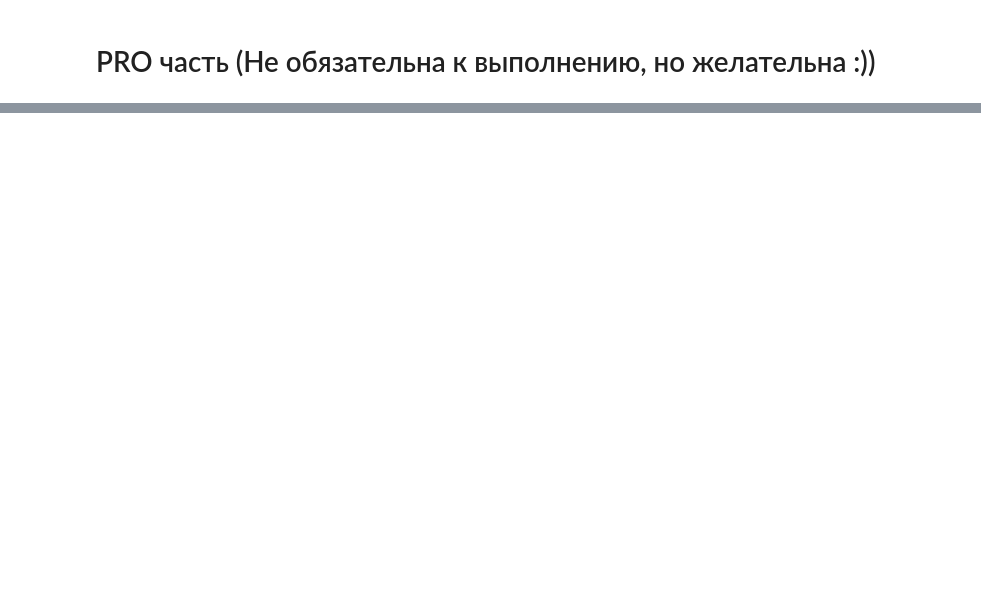
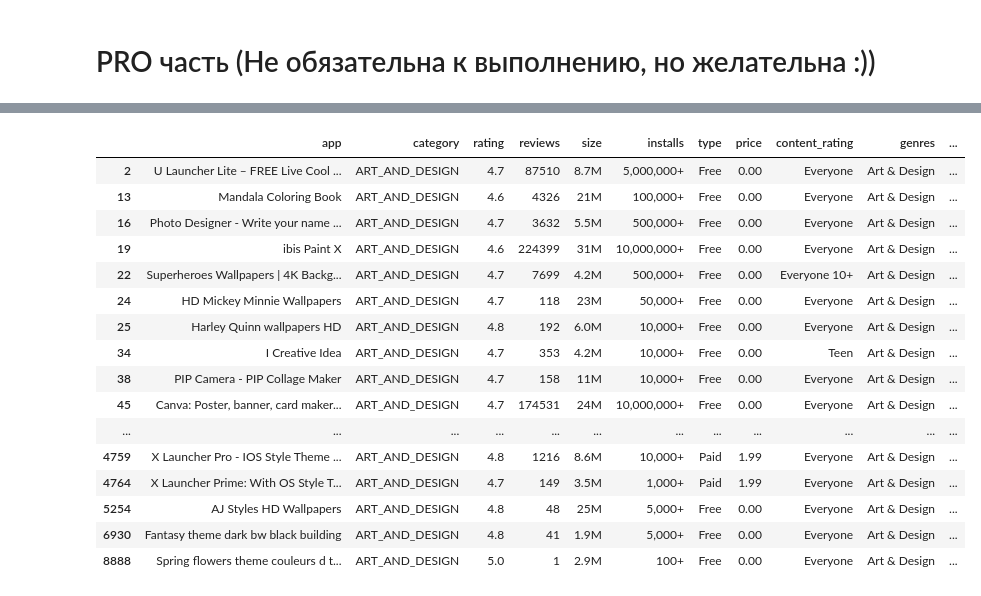
Before and after one commit to W1llAnn/1tdata-homework, a Jupyter notebook: 1.3 - homework PRO.ipynb, the cells around one changed output, grey strips where cells are left out. Saved outputs shown, nothing was run; the diff lists cells and outputs as text; code cells hidden in the pictures; blank space fills up the shorter version.

```diff
--- a/1.3 - homework PRO.ipynb
+++ b/1.3 - homework PRO.ipynb
@@ -8,0 +8,3 @@ df = pd.read_csv(r'C:\Users\happy\Downloads\archive\googleplaystore.csv')
+# %%
+df = pd.read_csv('https://raw.githubusercontent.com/W1llAnn/1tdata-homework/main/1.3googleplaystore.csv', delimiter=',')
+df.head()
@@ -33,0 +51,3 @@ __Super-Hard задание__
+# %%
+df.columns = df.columns.str.lower()
+df.columns = df.columns.str.replace(' ', '_')
@@ -33,0 +232,21 @@ __Super-Hard задание__
+# %%
+df_filtered = df[(df['genres'] == 'Art & Design') & (df['rating'] > 4.5)]
+df_filtered
+# %% [output]
+|  | app | category | rating | reviews | size | installs | type | price | content_rating | genres | ... |
+| 2 | U Launcher Lite – FREE Live Cool ... | ART_AND_DESIGN | 4.7 | 87510 | 8.7M | 5,000,000+ | Free | 0.00 | Everyone | Art & Design | ... |
+| 13 | Mandala Coloring Book | ART_AND_DESIGN | 4.6 | 4326 | 21M | 100,000+ | Free | 0.00 | Everyone | Art & Design | ... |
+| 16 | Photo Designer - Write your name ... | ART_AND_DESIGN | 4.7 | 3632 | 5.5M | 500,000+ | Free | 0.00 | Everyone | Art & Design | ... |
+| 19 | ibis Paint X | ART_AND_DESIGN | 4.6 | 224399 | 31M | 10,000,000+ | Free | 0.00 | Everyone | Art & Design | ... |
+| 22 | Superheroes Wallpapers | 4K Backg... | ART_AND_DESIGN | 4.7 | 7699 | 4.2M | 500,000+ | Free | 0.00 | Everyone 10+ | Art & Design | ... |
+| 24 | HD Mickey Minnie Wallpapers | ART_AND_DESIGN | 4.7 | 118 | 23M | 50,000+ | Free | 0.00 | Everyone | Art & Design | ... |
+| 25 | Harley Quinn wallpapers HD | ART_AND_DESIGN | 4.8 | 192 | 6.0M | 10,000+ | Free | 0.00 | Everyone | Art & Design | ... |
+| 34 | I Creative Idea | ART_AND_DESIGN | 4.7 | 353 | 4.2M | 10,000+ | Free | 0.00 | Teen | Art & Design | ... |
+| 38 | PIP Camera - PIP Collage Maker | ART_AND_DESIGN | 4.7 | 158 | 11M | 10,000+ | Free | 0.00 | Everyone | Art & Design | ... |
+| 45 | Canva: Poster, banner, card maker... | ART_AND_DESIGN | 4.7 | 174531 | 24M | 10,000,000+ | Free | 0.00 | Everyone | Art & Design | ... |
+| ... | ... | ... | ... | ... | ... | ... | ... | ... | ... | ... | ... |
+| 4759 | X Launcher Pro - IOS Style Theme ... | ART_AND_DESIGN | 4.8 | 1216 | 8.6M | 10,000+ | Paid | 1.99 | Everyone | Art & Design | ... |
+| 4764 | X Launcher Prime: With OS Style T... | ART_AND_DESIGN | 4.7 | 149 | 3.5M | 1,000+ | Paid | 1.99 | Everyone | Art & Design | ... |
+| 5254 | AJ Styles HD Wallpapers | ART_AND_DESIGN | 4.8 | 48 | 25M | 5,000+ | Free | 0.00 | Everyone | Art & Design | ... |
+| 6930 | Fantasy theme dark bw black building | ART_AND_DESIGN | 4.8 | 41 | 1.9M | 5,000+ | Free | 0.00 | Everyone | Art & Design | ... |
+| 8888 | Spring flowers theme couleurs d t... | ART_AND_DESIGN | 5.0 | 1 | 2.9M | 100+ | Free | 0.00 | Everyone | Art & Design | ... |
```
Also changed, not shown: parts of 108 cells of this notebook, 1 other file.
